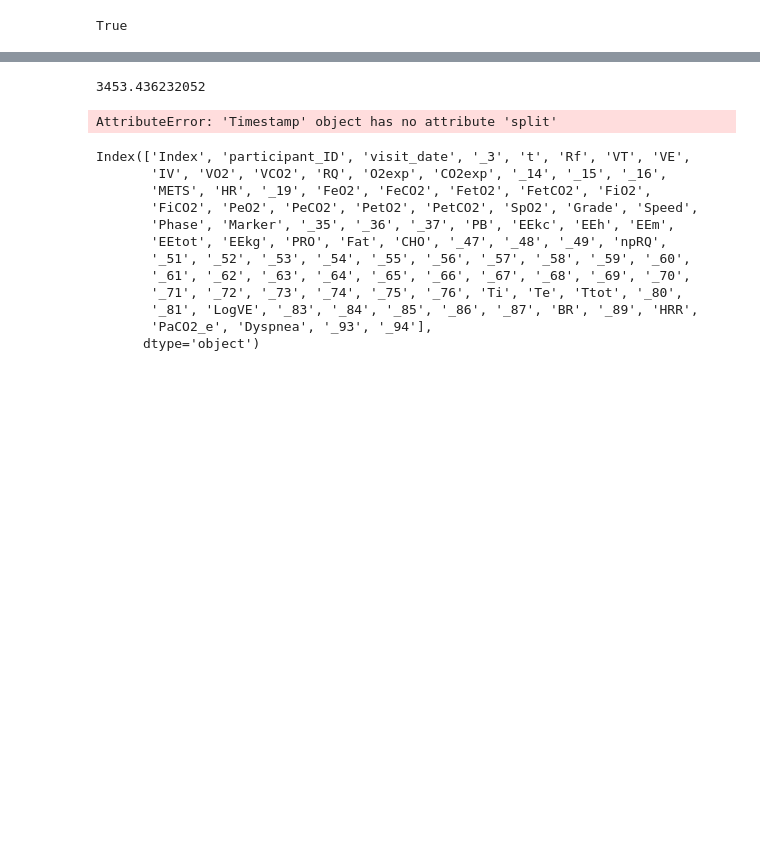
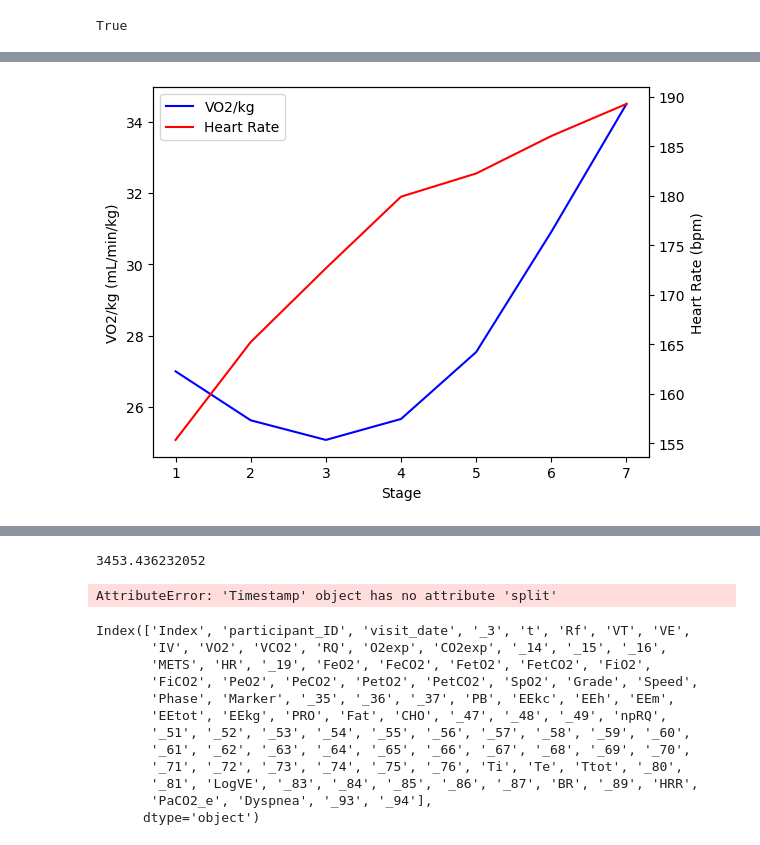
Before and after one commit to myschne/SI485Project, a Jupyter notebook: MIPACEFeatExt.ipynb, the cells around one changed output, grey strips where cells are left out. Saved outputs shown, nothing was run; the diff lists cells and outputs as text; code cells hidden in the pictures; blank space fills up the shorter version.

Commit message:
created nested dictionary for test summaries and sample visualizations

```diff
--- a/MIPACEFeatExt.ipynb
+++ b/MIPACEFeatExt.ipynb
@@ -315,0 +319,18 @@ test_summary
+# %%
+
+#Create nested dictionary to store test summaries
+#Outer dictionary key is the participant ID
+#Inner dictionary key is the visit number
+#Inner dictionary value is the test summary DataFrame (grouped by stage)
+summaries = {}
+for participant_id, df in participant_df.items():
+    id = participant_id.split('_')[0]  #Extract the first part of the participant ID (id)
+    if id not in summaries:
+        summaries[id] = {}
+        summaries[id][1] = create_test_summary(df)
+    else:
+        next_visit = max(summaries[id].keys()) + 1
+        summaries[id][next_visit] = create_test_summary(df)
+
+
+summaries['TR000100'][1]
@@ -315,0 +346,27 @@ test_summary
+# %%
+import matplotlib.pyplot as plt
+
+data = summaries['TR000100'][1]
+
+# Create the twin axis plot
+fig, ax1 = plt.subplots()
+ax2 = ax1.twinx()
+
+# Plot VO2/kg on the first axis
+ax1.plot(data['Stage (#)'], data['VO2 (mL/min/kg)'], 'b-', label='VO2/kg')
+ax1.set_xlabel('Stage')
+ax1.set_ylabel('VO2/kg (mL/min/kg)')
+
+# Plot heart rate on the second axis
+ax2.plot(data['Stage (#)'], data['HR (bpm)'], 'r-', label='Heart Rate')
+ax2.set_ylabel('Heart Rate (bpm)')
+
+# Set the legend
+lines, labels = ax1.get_legend_handles_labels()
+lines2, labels2 = ax2.get_legend_handles_labels()
+ax2.legend(lines + lines2, labels + labels2, loc='upper left')
+
+# Show the plot
+plt.show()
+# %% [output]
+[figure, added]
```
Also changed, not shown: parts of 5 cells of this notebook.
